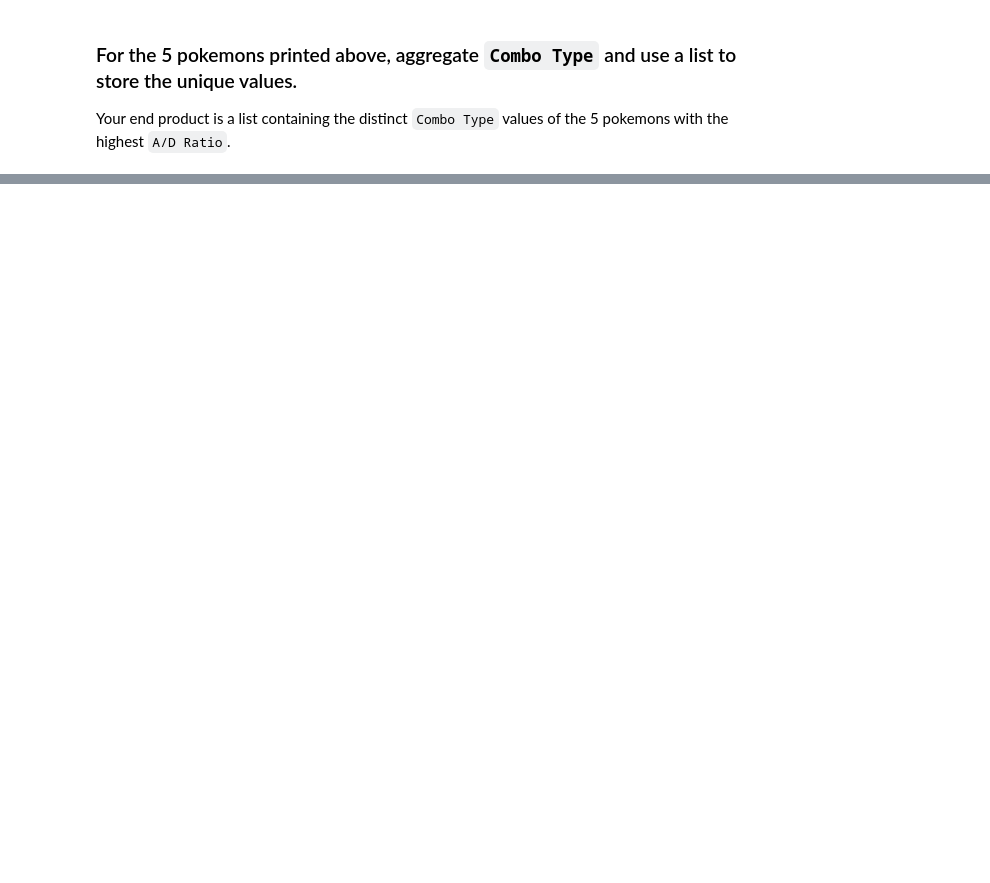
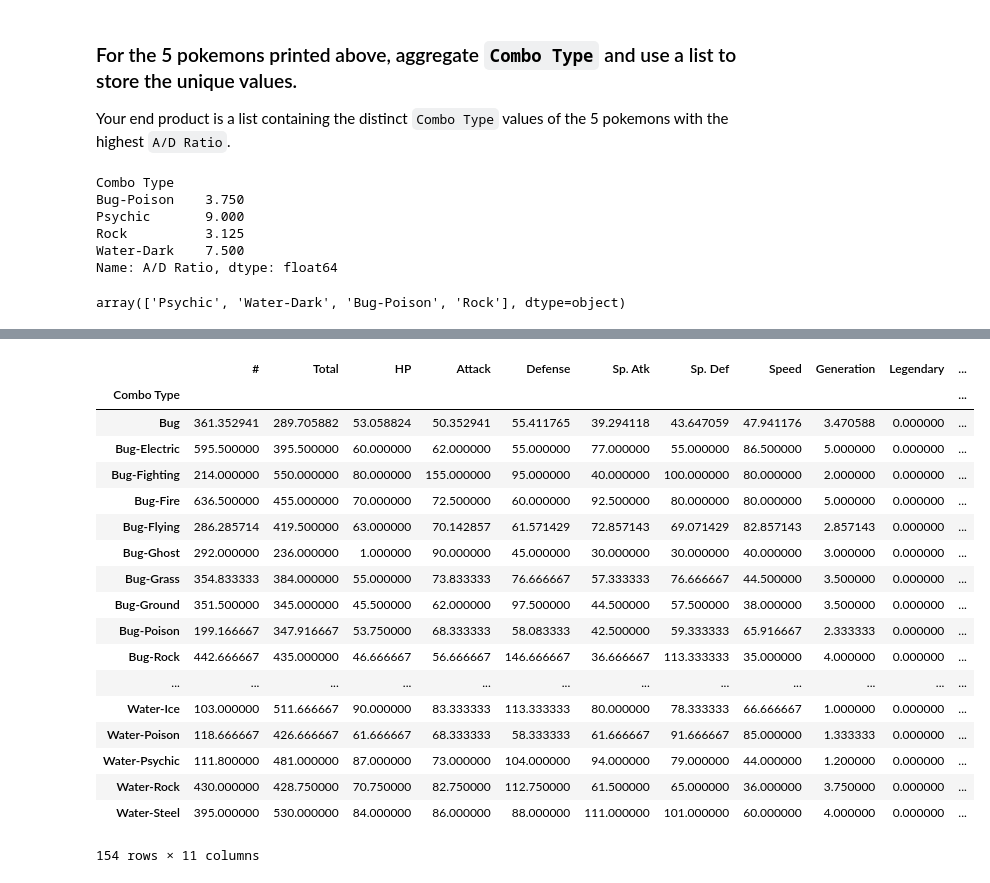
Before and after one commit to ta-datapt-bcn/lab-df-calculation-and-transformation, a Jupyter notebook: your-code/challenge-1.ipynb, the cells around one changed output, grey strips where cells are left out. Cells and saved outputs as stored; diff of their text form; code cells hidden in the pictures; blank space fills up the shorter version.

```diff
--- a/your-code/challenge-1.ipynb
+++ b/your-code/challenge-1.ipynb
@@ -21,3 +24,4 @@ Import data set `Pokemon.csv` from the `your-code` directory of this lab. Read t
 *Data set attributed to [Alberto Barradas](https://www.kaggle.com/abcsds/pokemon/)*
 # %%
 # import data set
+pokemon = pd.read_csv('Pokemon.csv')
@@ -58,6 +81,11 @@ If you have checked out the pokemon names carefully enough, you should have foun
 # %%
 # enter your code here
 
+def mega(x):
+
+    return re.sub(r'.*Mega', 'Mega', x)
+
+pokemon['Name'] = pokemon['Name'].apply(mega)
 
 # test transformed data
 
@@ -68,6 +108,7 @@ pokemon.head(10)
 For instance, if a pokemon has the Attack score 49 and Defense score 49, the corresponding `A/D Ratio` is 49/49=1.
 # %%
 # enter your code here
+pokemon['A/D Ratio'] = pokemon['Attack'] / pokemon['Defense']
 # %% [markdown]
 ### Identify the pokemon with the highest `A/D Ratio`
 # %%
@@ -88,0 +136,5 @@ Rules:
+# %%
+# enter your code here
+pokemon['Combo Type'] = np.where(pokemon['Type 2'].notnull(), pokemon['Type 1'] + '-' + pokemon['Type 2'], pokemon['Type 1'])
+
+pokemon.head()
@@ -96,6 +164,19 @@ Rules:
 Your end product is a list containing the distinct `Combo Type` values of the 5 pokemons with the highest `A/D Ratio`.
 # %%
 # enter your code here
+top_5.groupby(['Combo Type'])['A/D Ratio'].agg('sum')
+# %% [output]
+Combo Type
+Bug-Poison    3.750
+Psychic       9.000
+Rock          3.125
+Water-Dark    7.500
+Name: A/D Ratio, dtype: float64
+# %%
+top_5_list = top_5['Combo Type'].unique()
+top_5_list
+# %% [output]
+array(['Psychic', 'Water-Dark', 'Bug-Poison', 'Rock'], dtype=object)
 # %% [markdown]
 ### For each of the `Combo Type` values obtained from the previous question, calculate the mean scores of all numeric fields across all pokemons.
 
@@ -104,3 +185,24 @@ Your output should look like below:
 ![Aggregate](aggregated-mean.png)
 # %%
 # enter your code here
+type_group = pokemon.groupby(['Combo Type']).agg('mean')
+# %% [output]
+|  | # | Total | HP | Attack | Defense | Sp. Atk | Sp. Def | Speed | Generation | Legendary | ... |
+| Combo Type |  |  |  |  |  |  |  |  |  |  | ... |
+| Bug | 361.352941 | 289.705882 | 53.058824 | 50.352941 | 55.411765 | 39.294118 | 43.647059 | 47.941176 | 3.470588 | 0.000000 | ... |
+| Bug-Electric | 595.500000 | 395.500000 | 60.000000 | 62.000000 | 55.000000 | 77.000000 | 55.000000 | 86.500000 | 5.000000 | 0.000000 | ... |
+| Bug-Fighting | 214.000000 | 550.000000 | 80.000000 | 155.000000 | 95.000000 | 40.000000 | 100.000000 | 80.000000 | 2.000000 | 0.000000 | ... |
+| Bug-Fire | 636.500000 | 455.000000 | 70.000000 | 72.500000 | 60.000000 | 92.500000 | 80.000000 | 80.000000 | 5.000000 | 0.000000 | ... |
+| Bug-Flying | 286.285714 | 419.500000 | 63.000000 | 70.142857 | 61.571429 | 72.857143 | 69.071429 | 82.857143 | 2.857143 | 0.000000 | ... |
+| Bug-Ghost | 292.000000 | 236.000000 | 1.000000 | 90.000000 | 45.000000 | 30.000000 | 30.000000 | 40.000000 | 3.000000 | 0.000000 | ... |
+| Bug-Grass | 354.833333 | 384.000000 | 55.000000 | 73.833333 | 76.666667 | 57.333333 | 76.666667 | 44.500000 | 3.500000 | 0.000000 | ... |
+| Bug-Ground | 351.500000 | 345.000000 | 45.500000 | 62.000000 | 97.500000 | 44.500000 | 57.500000 | 38.000000 | 3.500000 | 0.000000 | ... |
+| Bug-Poison | 199.166667 | 347.916667 | 53.750000 | 68.333333 | 58.083333 | 42.500000 | 59.333333 | 65.916667 | 2.333333 | 0.000000 | ... |
+| Bug-Rock | 442.666667 | 435.000000 | 46.666667 | 56.666667 | 146.666667 | 36.666667 | 113.333333 | 35.000000 | 4.000000 | 0.000000 | ... |
+| ... | ... | ... | ... | ... | ... | ... | ... | ... | ... | ... | ... |
+| Water-Ice | 103.000000 | 511.666667 | 90.000000 | 83.333333 | 113.333333 | 80.000000 | 78.333333 | 66.666667 | 1.000000 | 0.000000 | ... |
+| Water-Poison | 118.666667 | 426.666667 | 61.666667 | 68.333333 | 58.333333 | 61.666667 | 91.666667 | 85.000000 | 1.333333 | 0.000000 | ... |
+| Water-Psychic | 111.800000 | 481.000000 | 87.000000 | 73.000000 | 104.000000 | 94.000000 | 79.000000 | 44.000000 | 1.200000 | 0.000000 | ... |
+| Water-Rock | 430.000000 | 428.750000 | 70.750000 | 82.750000 | 112.750000 | 61.500000 | 65.000000 | 36.000000 | 3.750000 | 0.000000 | ... |
+| Water-Steel | 395.000000 | 530.000000 | 84.000000 | 86.000000 | 88.000000 | 111.000000 | 101.000000 | 60.000000 | 4.000000 | 0.000000 | ... |
+154 rows × 11 columns
```
Also changed, not shown: parts of 12 cells of this notebook, 1 other file.
